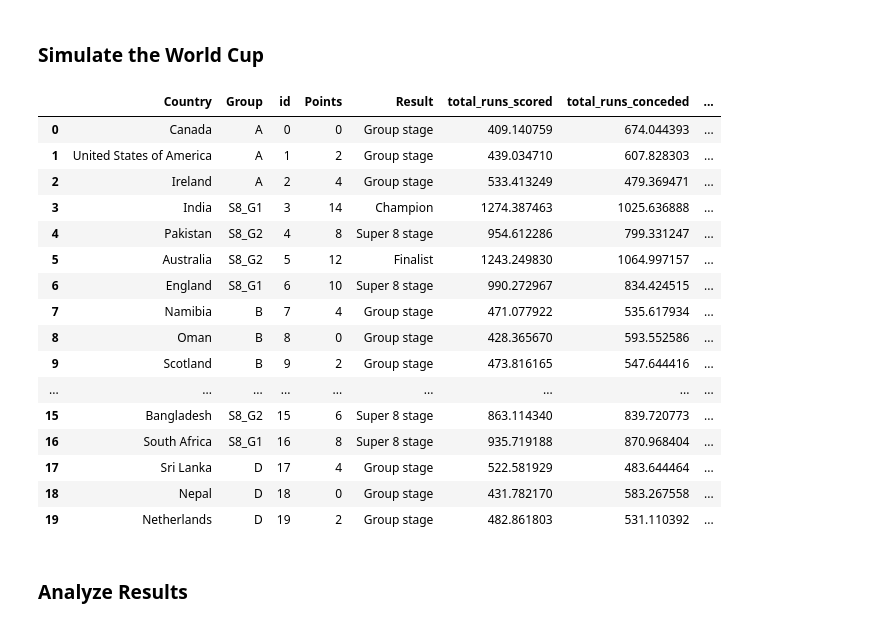
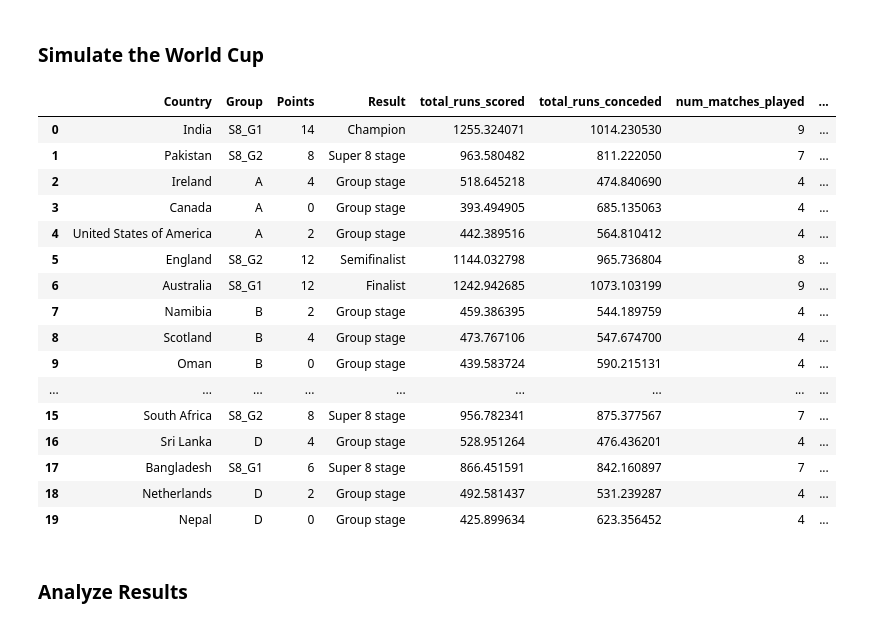
Before and after one commit to loreeian/wsa-cricket-2024-public, a Jupyter notebook: cricket_stats.ipynb, the cells around one changed output. Drawn from its saved outputs; the diff is of its cells as text; code cells hidden in the pictures.

```diff
--- a/cricket_stats.ipynb
+++ b/cricket_stats.ipynb
@@ -327,8 +290,4 @@ print(dfB)
 # %%
-"""
-dfB['runs_conceded_per_bowl'] = ((dfB['runs_off_bat'] + dfB['extras']) / dfB['n_bowls'])
-dfB = dfB.sort_values(by = 'runs_conceded_per_bowl', ascending = False)
-"""
 dfB['adj_runs_conceded_per_bowl'] = ((dfB['adj_conceded_runs'] + dfB['extras']) / dfB['n_bowls'])
 dfB = dfB.sort_values(by = 'adj_runs_conceded_per_bowl', ascending = False)
 dfB.head(10)
@@ -388,26 +331,20 @@ print(goud)
 # %% [markdown]
 ### Simulate a Match
 # %%
-# The total number of players in each dataframe should be 80
 bowlers = players[((players['position'] == 'bowler') | (players['position'] == 'all_rounder'))]
 hitters = players[((players['position'] == 'hitter') | (players['position'] == 'all_rounder'))]
-
-"""
-bowlers = bowlers.dropna(subset=['runs_conceded_per_bowl'])
-hitters = hitters.dropna(subset=['runs_per_bowl'])
-"""
 
 # Remove players for which there is no data
 bowlers = bowlers.dropna(subset=['adj_runs_conceded_per_bowl'])
 hitters = hitters.dropna(subset=['adj_runs_per_bowl'])
 
-# TODO: fix issue with bowlers. Rashid Khan from Afghanistan is in dataframe four times
-# Likely due to issue described in previous cell
-# Also there is one US player with no data currently
+# Remove invalid rows from bowlers df
+bowlers = bowlers.drop([74,76,77])
+
+# We have 80 bowlers and 80 hitters,
+# with all-rounders listed in both dataframes.
 print(bowlers.shape)
 print(hitters.shape)
 
-# pd.set_option('display.max_rows', None)
-# pd.set_option('display.max_columns', None)
-# bowlers
+bowlers.head(8)
 # %% [output]
@@ -454,8 +400,6 @@ def run_match(country1, country2, print_score=False, update_nrr = True):
     for hitter in hitters1:
         for bowler in bowlers2:
             for x in range(6):
-                #rpb = (players.loc[players['name'] == hitter, 'runs_per_bowl'].values)[0]
-                #rcpb = (players.loc[players['name'] == bowler, 'runs_conceded_per_bowl'].values)[0]
                 rpb = (players.loc[players['name'] == hitter, 'adj_runs_per_bowl'].values)[0]
                 rcpb = (players.loc[players['name'] == bowler, 'adj_runs_conceded_per_bowl'].values)[0]
                 country1_score += get_runs(rpb, rcpb)
@@ -465,17 +409,9 @@ def run_match(country1, country2, print_score=False, update_nrr = True):
     for hitter in hitters2:
         for bowler in bowlers1:
             for x in range(6):
-                #rpb = (players.loc[players['name'] == hitter, 'runs_per_bowl'].values)[0]
-                #rcpb = (players.loc[players['name'] == bowler, 'runs_conceded_per_bowl'].values)[0]
                 rpb = (players.loc[players['name'] == hitter, 'adj_runs_per_bowl'].values)[0]
                 rcpb = (players.loc[players['name'] == bowler, 'adj_runs_conceded_per_bowl'].values)[0]
                 country2_score += get_runs(rpb, rcpb)
-
-    # Adjust scores in case of uneven rosters
-    # Ideally, this will not be needed, and will be removed when we have values for all players
-
-    country2_score = country2_score*(hitters2.shape[0]/bowlers1.shape[0])
-    country1_score = country1_score*(hitters1.shape[0]/bowlers2.shape[0])
 
     if(print_score):
         print(country1, "score:", country1_score)
@@ -504,7 +440,6 @@ def run_match(country1, country2, print_score=False, update_nrr = True):
                                                                          cup.loc[cup['Country'] == country2, 'total_runs_conceded'].values[0]) /
                                                                          (16*cup.loc[cup['Country'] == country2, 'num_matches_played'].values[0]))
 
-
     if country1_score > country2_score:
         return country1
     elif country2_score > country1_score:
@@ -513,8 +448,8 @@ def run_match(country1, country2, print_score=False, update_nrr = True):
         return 'tie'
 # %%
 # Change these to try a different matchup!
-teamA = 'India'
-teamB = 'England'
+teamA = 'Australia'
+teamB = 'New Zealand'
 
 # One match simulated with each function call
 # Add 'True' to run_match to print scores
@@ -708,25 +643,26 @@ def world_cup(match_record=[]):
 # %%
 # Run to print the results of a single simulation
 # One simulation should take about 3 seconds
-world_cup()[0]
+sim_result = world_cup()[0].drop(columns = ['id'])
+sim_result
 # %% [output]
-|  | Country | Group | id | Points | Result | total_runs_scored | total_runs_conceded | ... |
-| 0 | Canada | A | 0 | 0 | Group stage | 409.140759 | 674.044393 | ... |
-| 1 | United States of America | A | 1 | 2 | Group stage | 439.034710 | 607.828303 | ... |
-| 2 | Ireland | A | 2 | 4 | Group stage | 533.413249 | 479.369471 | ... |
-| 3 | India | S8_G1 | 3 | 14 | Champion | 1274.387463 | 1025.636888 | ... |
-| 4 | Pakistan | S8_G2 | 4 | 8 | Super 8 stage | 954.612286 | 799.331247 | ... |
-| 5 | Australia | S8_G2 | 5 | 12 | Finalist | 1243.249830 | 1064.997157 | ... |
-| 6 | England | S8_G1 | 6 | 10 | Super 8 stage | 990.272967 | 834.424515 | ... |
-| 7 | Namibia | B | 7 | 4 | Group stage | 471.077922 | 535.617934 | ... |
-| 8 | Oman | B | 8 | 0 | Group stage | 428.365670 | 593.552586 | ... |
-| 9 | Scotland | B | 9 | 2 | Group stage | 473.816165 | 547.644416 | ... |
+|  | Country | Group | Points | Result | total_runs_scored | total_runs_conceded | num_matches_played | ... |
+| 0 | India | S8_G1 | 14 | Champion | 1255.324071 | 1014.230530 | 9 | ... |
+| 1 | Pakistan | S8_G2 | 8 | Super 8 stage | 963.580482 | 811.222050 | 7 | ... |
+| 2 | Ireland | A | 4 | Group stage | 518.645218 | 474.840690 | 4 | ... |
+| 3 | Canada | A | 0 | Group stage | 393.494905 | 685.135063 | 4 | ... |
+| 4 | United States of America | A | 2 | Group stage | 442.389516 | 564.810412 | 4 | ... |
+| 5 | England | S8_G2 | 12 | Semifinalist | 1144.032798 | 965.736804 | 8 | ... |
+| 6 | Australia | S8_G1 | 12 | Finalist | 1242.942685 | 1073.103199 | 9 | ... |
+| 7 | Namibia | B | 2 | Group stage | 459.386395 | 544.189759 | 4 | ... |
+| 8 | Scotland | B | 4 | Group stage | 473.767106 | 547.674700 | 4 | ... |
+| 9 | Oman | B | 0 | Group stage | 439.583724 | 590.215131 | 4 | ... |
 | ... | ... | ... | ... | ... | ... | ... | ... | ... |
-| 15 | Bangladesh | S8_G2 | 15 | 6 | Super 8 stage | 863.114340 | 839.720773 | ... |
-| 16 | South Africa | S8_G1 | 16 | 8 | Super 8 stage | 935.719188 | 870.968404 | ... |
-| 17 | Sri Lanka | D | 17 | 4 | Group stage | 522.581929 | 483.644464 | ... |
-| 18 | Nepal | D | 18 | 0 | Group stage | 431.782170 | 583.267558 | ... |
-| 19 | Netherlands | D | 19 | 2 | Group stage | 482.861803 | 531.110392 | ... |
+| 15 | South Africa | S8_G2 | 8 | Super 8 stage | 956.782341 | 875.377567 | 7 | ... |
+| 16 | Sri Lanka | D | 4 | Group stage | 528.951264 | 476.436201 | 4 | ... |
+| 17 | Bangladesh | S8_G1 | 6 | Super 8 stage | 866.451591 | 842.160897 | 7 | ... |
+| 18 | Netherlands | D | 2 | Group stage | 492.581437 | 531.239287 | 4 | ... |
+| 19 | Nepal | D | 0 | Group stage | 425.899634 | 623.356452 | 4 | ... |
 # %%
 # Two-dimensional numpy array of simulation results
 # with each row as a simulation, each column as country, entry as placement
```
Also changed, not shown: parts of 23 cells of this notebook, 2 other files.
